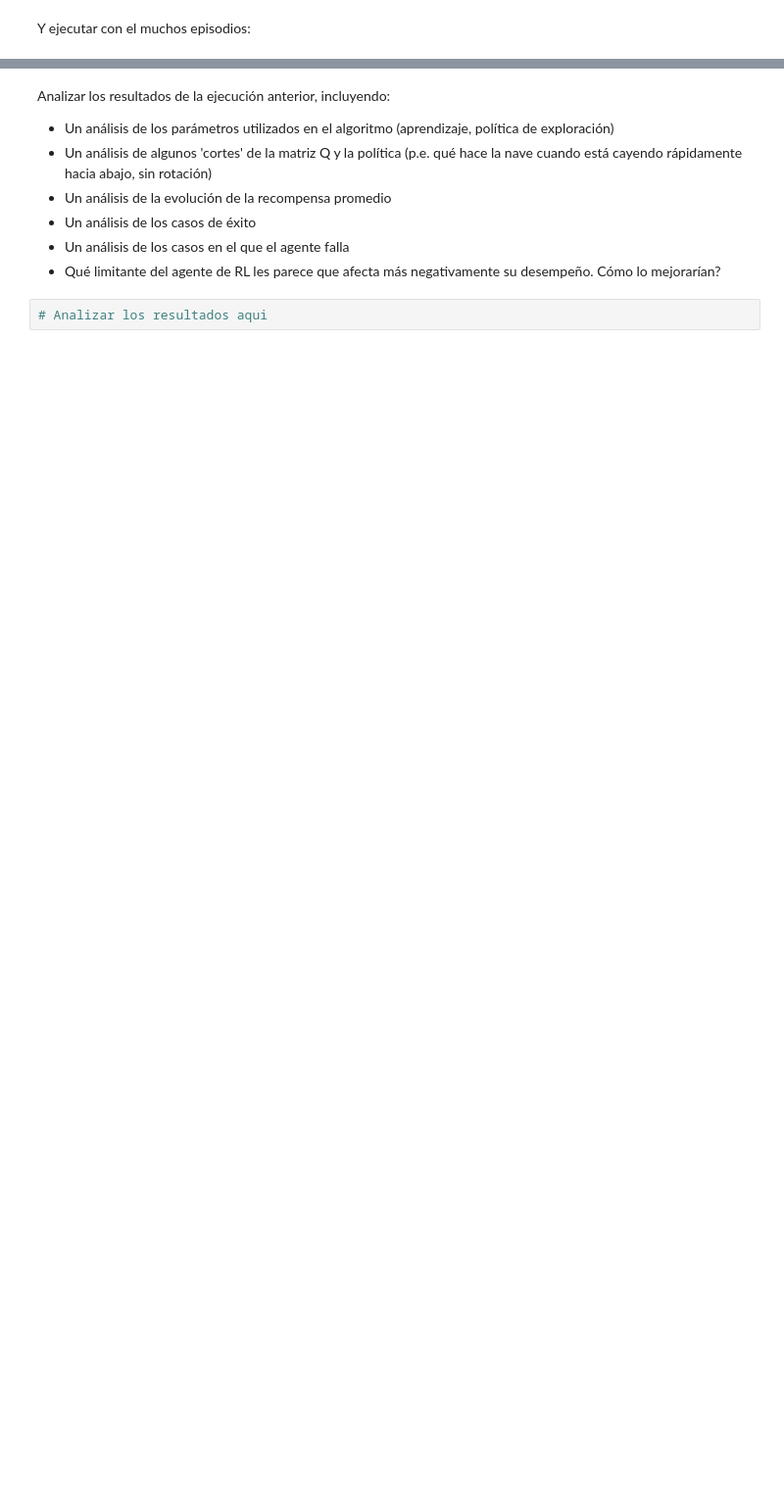
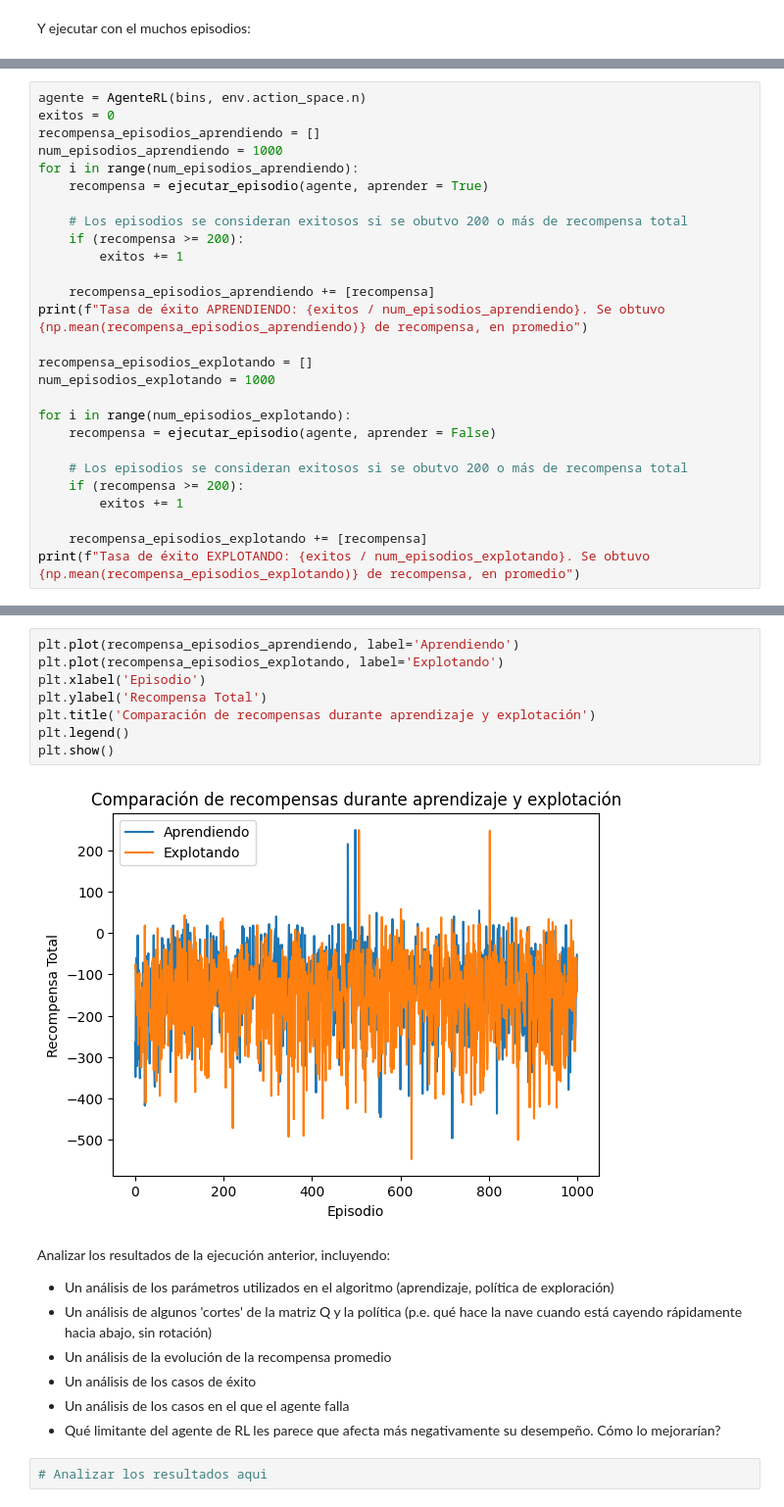
Before and after one commit to emisilvacab/aa, a Jupyter notebook: lab3/notebook.ipynb, the cells around one changed output, grey strips where cells are left out. Shown: that part at 98% size. Drawn from its saved outputs; the diff is of its cells as text; blank space fills up the shorter version.

```diff
--- a/lab3/notebook.ipynb
+++ b/lab3/notebook.ipynb
@@ -267,0 +284,27 @@ print(f"Tasa de éxito: {exitos / num_episodios}. Se obtuvo {numpy.mean(recompen
+# %%
+agente = AgenteRL(bins, env.action_space.n)
+exitos = 0
+recompensa_episodios_aprendiendo = []
+num_episodios_aprendiendo = 1000
+for i in range(num_episodios_aprendiendo):
+    recompensa = ejecutar_episodio(agente, aprender = True)
+
+    # Los episodios se consideran exitosos si se obutvo 200 o más de recompensa total
+    if (recompensa >= 200):
+        exitos += 1
+
+    recompensa_episodios_aprendiendo += [recompensa]
+print(f"Tasa de éxito APRENDIENDO: {exitos / num_episodios_aprendiendo}. Se obtuvo {np.mean(recompensa_episodios_aprendiendo)} de recompensa, en promedio")
+
+recompensa_episodios_explotando = []
+num_episodios_explotando = 1000
+
+for i in range(num_episodios_explotando):
+    recompensa = ejecutar_episodio(agente, aprender = False)
+
+    # Los episodios se consideran exitosos si se obutvo 200 o más de recompensa total
+    if (recompensa >= 200):
+        exitos += 1
+
+    recompensa_episodios_explotando += [recompensa]
+print(f"Tasa de éxito EXPLOTANDO: {exitos / num_episodios_explotando}. Se obtuvo {np.mean(recompensa_episodios_explotando)} de recompensa, en promedio")
@@ -268,3 +369,13 @@ print(f"Tasa de éxito: {exitos / num_episodios}. Se obtuvo {numpy.mean(recompen
+# %%
+plt.plot(recompensa_episodios_aprendiendo, label='Aprendiendo')
+plt.plot(recompensa_episodios_explotando, label='Explotando')
+plt.xlabel('Episodio')
+plt.ylabel('Recompensa Total')
+plt.title('Comparación de recompensas durante aprendizaje y explotación')
+plt.legend()
+plt.show()
+# %% [output]
+[figure, added]
 # %% [markdown]
 Analizar los resultados de la ejecución anterior, incluyendo:
  * Un análisis de los parámetros utilizados en el algoritmo (aprendizaje, política de exploración)
```
Also changed, not shown: parts of 12 cells of this notebook.
